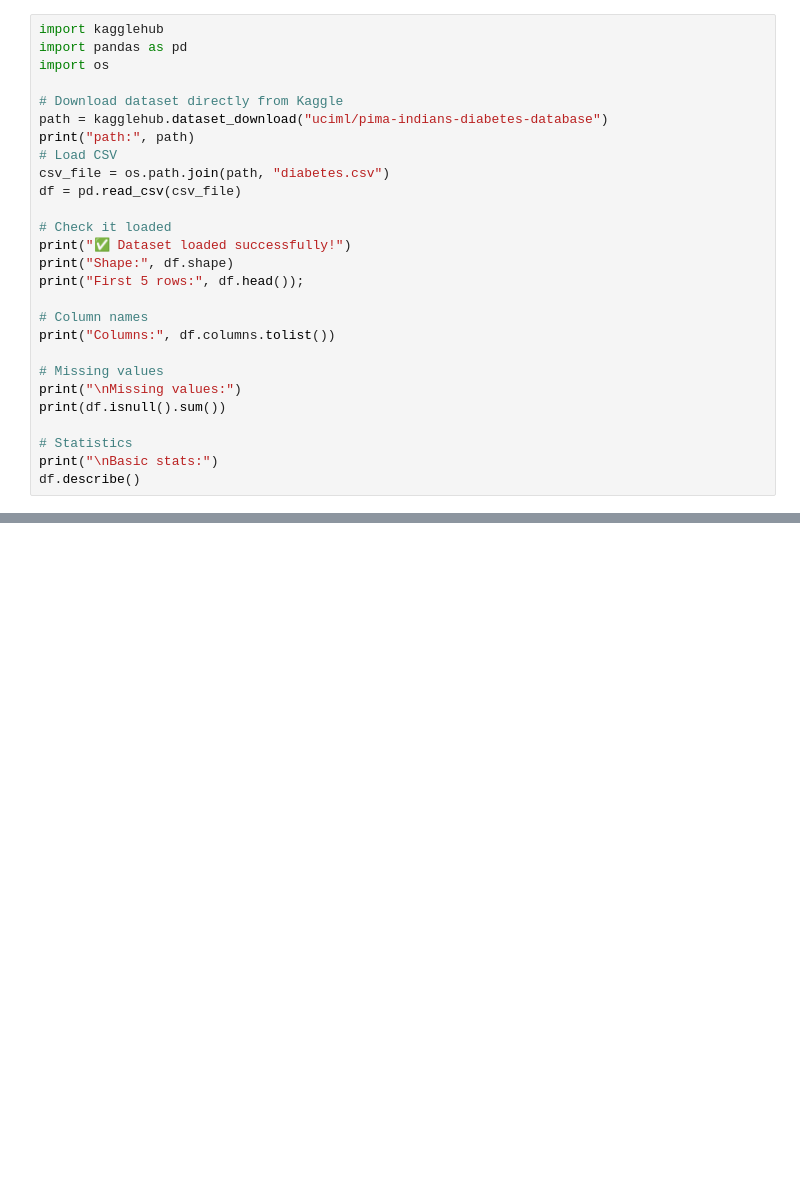
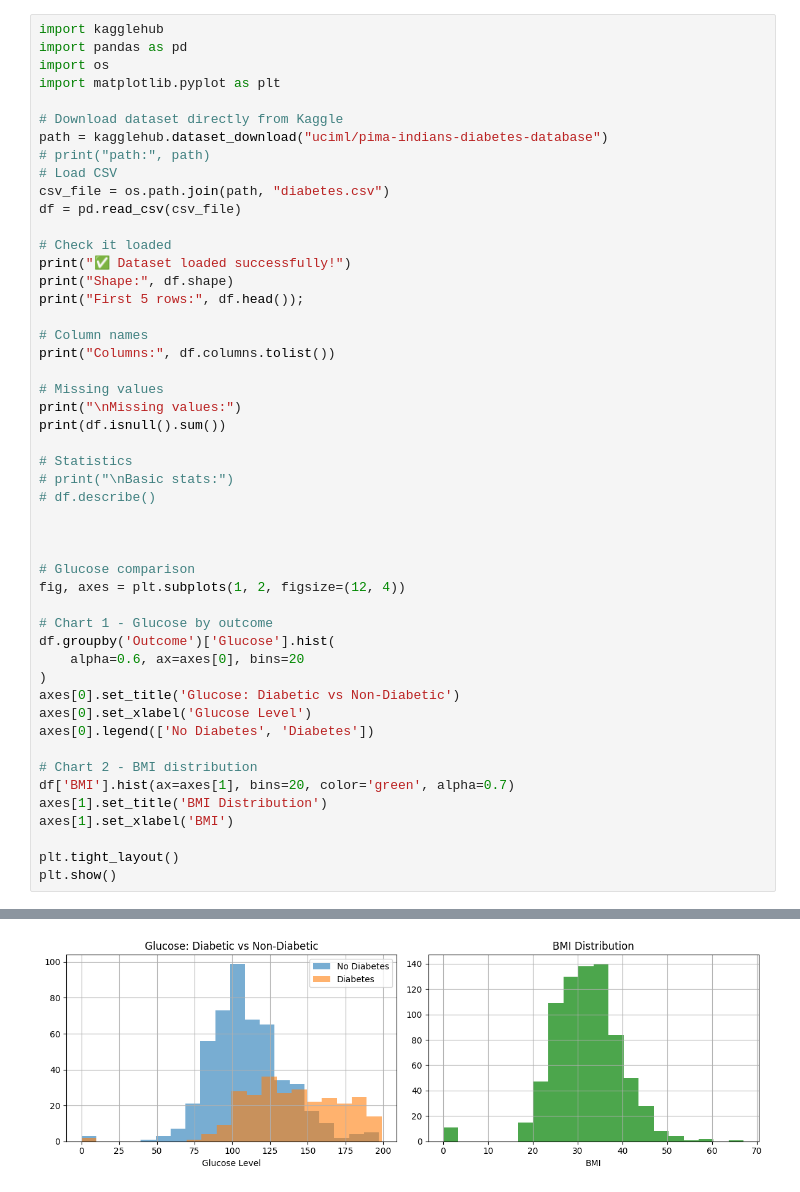
Before and after one commit to SP-V20/Diabetic_Predictor, a Jupyter notebook: diabetic_predictor.ipynb, the cells around one changed output, grey strips where cells are left out. Cells and saved outputs as stored; diff of their text form; blank space fills up the shorter version.

Commit message:
adding graph

```diff
--- a/diabetic_predictor.ipynb
+++ b/diabetic_predictor.ipynb
@@ -2,10 +2,11 @@
 import kagglehub
 import pandas as pd
 import os
+import matplotlib.pyplot as plt
 
 # Download dataset directly from Kaggle
 path = kagglehub.dataset_download("uciml/pima-indians-diabetes-database")
-print("path:", path)
+# print("path:", path)
 # Load CSV
 csv_file = os.path.join(path, "diabetes.csv")
 df = pd.read_csv(csv_file)
@@ -23,6 +24,27 @@ print("\nMissing values:")
 print(df.isnull().sum())
 
 # Statistics
-print("\nBasic stats:")
-df.describe()
+# print("\nBasic stats:")
+# df.describe()
+
+
+
+# Glucose comparison
+fig, axes = plt.subplots(1, 2, figsize=(12, 4))
+
+# Chart 1 - Glucose by outcome
+df.groupby('Outcome')['Glucose'].hist(
+    alpha=0.6, ax=axes[0], bins=20
+)
+axes[0].set_title('Glucose: Diabetic vs Non-Diabetic')
+axes[0].set_xlabel('Glucose Level')
+axes[0].legend(['No Diabetes', 'Diabetes'])
+
+# Chart 2 - BMI distribution
+df['BMI'].hist(ax=axes[1], bins=20, color='green', alpha=0.7)
+axes[1].set_title('BMI Distribution')
+axes[1].set_xlabel('BMI')
+
+plt.tight_layout()
+plt.show()
 # %% [output]
@@ -54,0 +68 @@ Basic stats:
+[figure, added]
```
Also changed, not shown: parts of 1 cell of this notebook.
